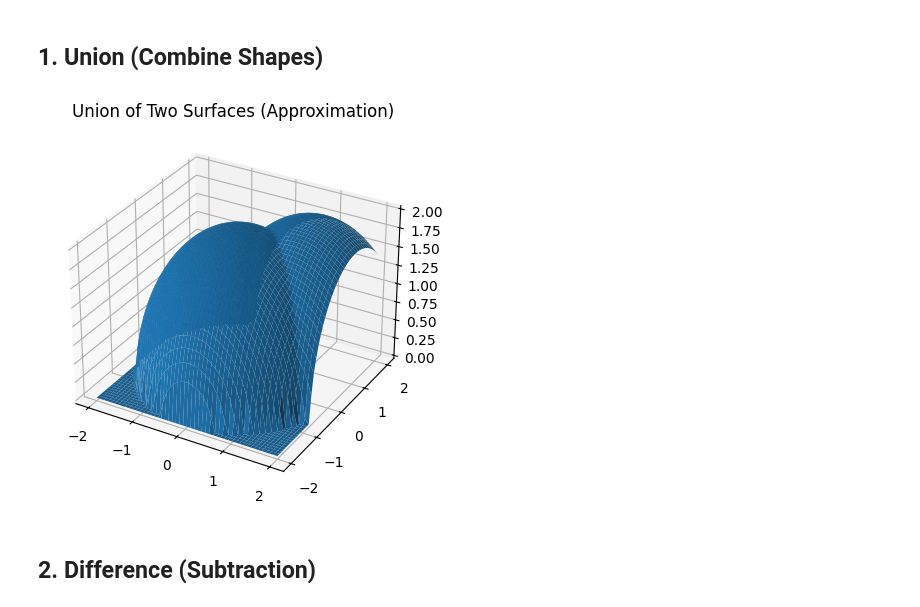
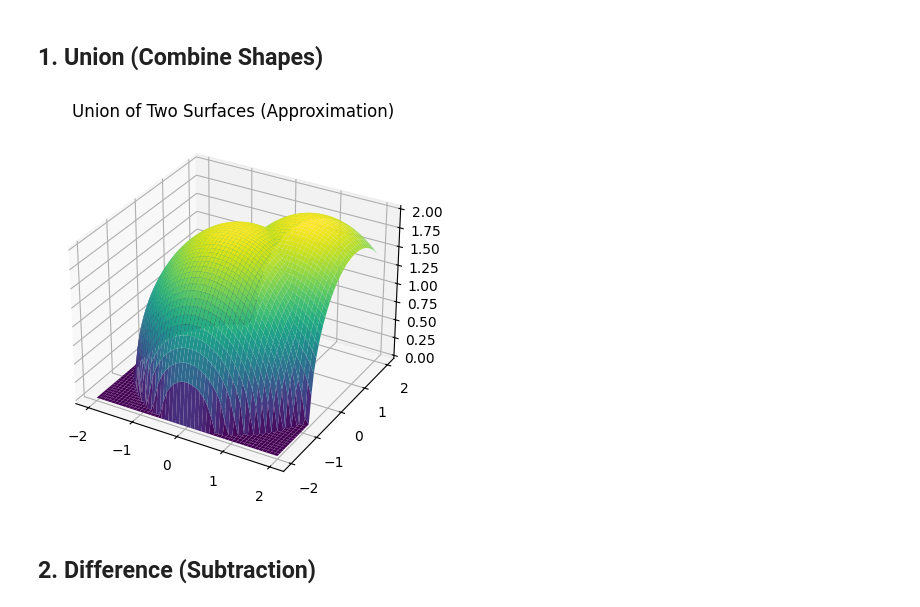
Before and after one commit to Sibitenda/Diploma, a Jupyter notebook: solid_modeling_python_notebook_(1).ipynb, the cells around one changed output. Cells and saved outputs as stored; diff of their text form; code cells hidden in the pictures.

```diff
--- a/solid_modeling_python_notebook_(1).ipynb
+++ b/solid_modeling_python_notebook_(1).ipynb
@@ -13,34 +13,34 @@ from mpl_toolkits.mplot3d import Axes3D
 # %%
 import numpy as np
 import matplotlib.pyplot as plt
 
 # Step 1: Create a grid of (U, V) values
 u = np.linspace(-2, 2, 50)
 v = np.linspace(-2, 2, 50)
 U, V = np.meshgrid(u, v)
 
 # Step 2: Define Surface 1 (a dome / hemisphere)
 # Equation: x^2 + y^2 + z^2 = 4  → z = sqrt(4 - x^2 - y^2)
 Z1 = np.sqrt(np.maximum(0, 4 - U**2 - V**2))
 
 # Step 3: Define Surface 2 (shifted dome)
 # Same shape, but shifted in x and y
 Z2 = np.sqrt(np.maximum(0, 4 - (U - 1)**2 - (V - 1)**2))
 
 # Step 4: UNION operation (approximation)
 # Take the maximum height at each point
 Z_union = np.maximum(Z1, Z2)
 
 # Step 5: Plot the result
 fig = plt.figure()
 ax = fig.add_subplot(111, projection='3d')
 
-ax.plot_surface(U, V, Z_union)
+ax.plot_surface(U, V, Z_union, cmap='viridis')
 
 ax.set_title("Union of Two Surfaces (Approximation)")
 plt.show()
 # %% [output]
-[figure, old version]
+[figure, new version]
 # %% [markdown]
 ## 2. Difference (Subtraction)
 # %%
```
Also changed, not shown: parts of 2 cells of this notebook.
